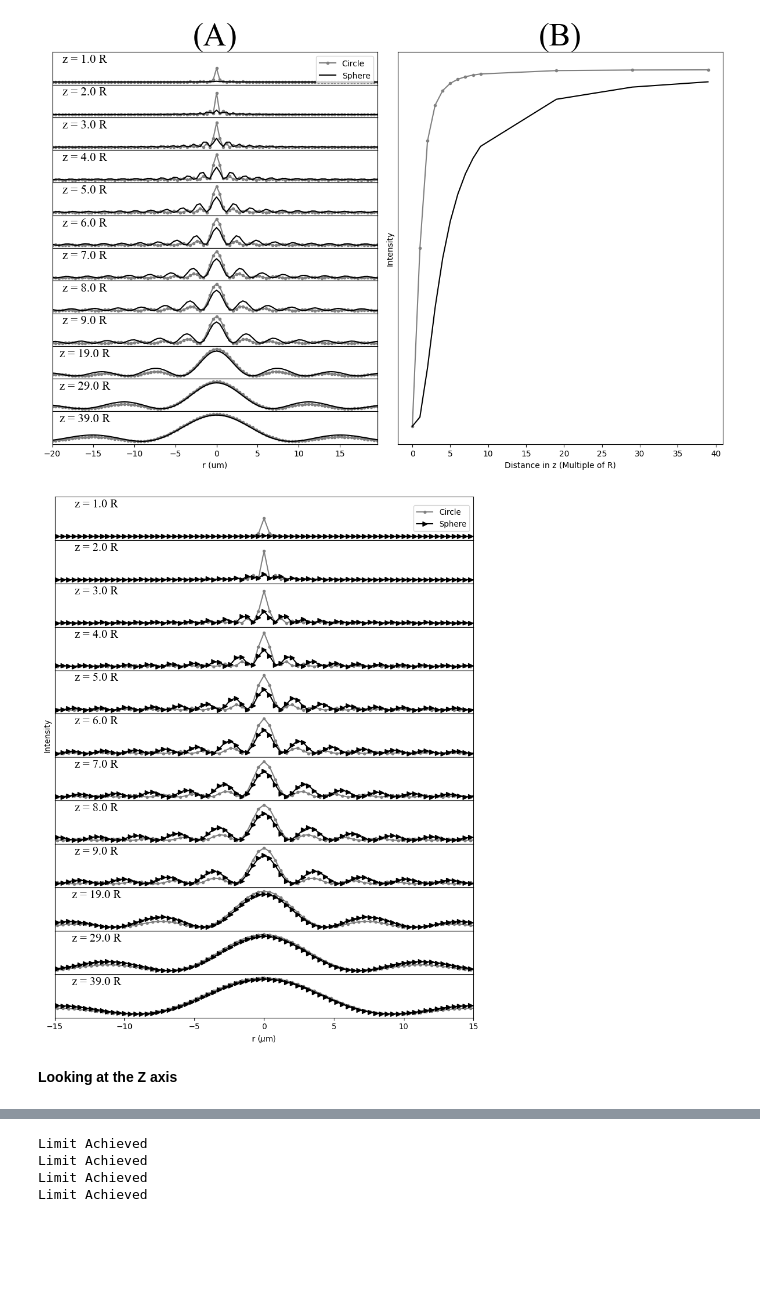
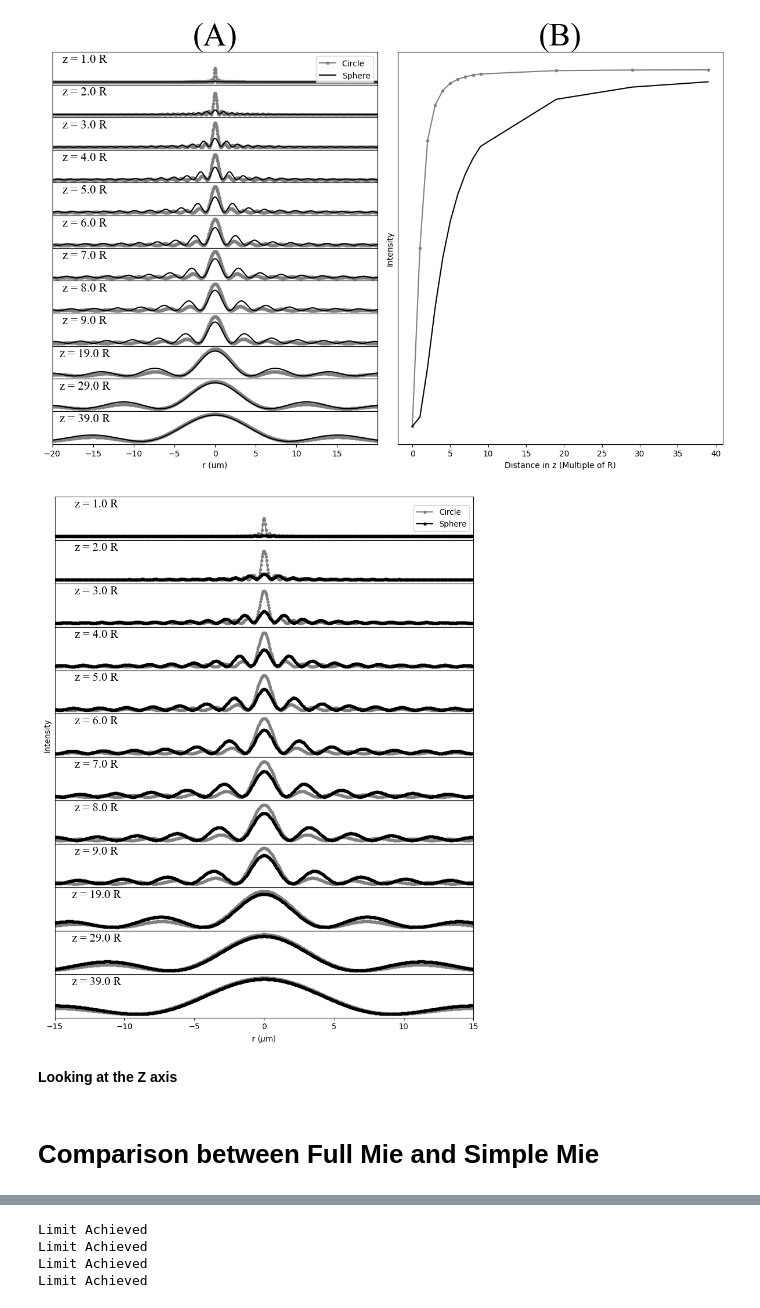
Before and after one commit to PassosSouza/MieBrightSpot, a Jupyter notebook: ComparaCirc-Esf.ipynb, the cells around one changed output, grey strips where cells are left out. Cells and saved outputs as stored; diff of their text form; code cells hidden in the pictures; blank space fills up the shorter version.

```diff
--- a/ComparaCirc-Esf.ipynb
+++ b/ComparaCirc-Esf.ipynb
@@ -92,10 +92,10 @@ R1= 100#1*u.mm
 
 lamb = 0.632#633*u.nm
 z= np.array([1e3,2*1e3,3*1e3,4*1e3,5*1e3,6*1e3,7*1e3,8*1e3,9*1e3,1e4,2*1e4,3*1e4,4*1e4])/10#100*u.mm
-N=100
+N=900
 # %%
 # Constants
-N0 = 200000
+N0 = 20000
 k = 2 * np.pi / lamb
 x_value = k * R1
 M = 1.482#1 / 1.4482
@@ -212,36 +210,36 @@ for u in range(1,len(z)):
     # Compute electric field and plot Mie Scattering data
     E_inc = np.array([np.ones(len(x_[u])) * np.exp(1j * k * z[u]), np.zeros(len(x_[u])), np.zeros(len(x_[u]))])
     EE = E_inc + E_[u]
     UM = abs(EE[0])**2 + np.abs(EE[1])**2 + np.abs(EE[2])**2
     UU.append(UM)
 
-    ax1.plot(x_[u], UM, '>-',color='black' ,label='Sphere')
+    ax1.plot(x_[u], UM, '.-',color='black' ,label='Sphere')
 
     ax1.set_xlim(-15, 15)  # Ensure consistent x-axis limits
     ax1.set_ylim(-0.1,1.1)
     #ax1.set_ylabel('Intensity')
     ax1.set_yticks([])
 
     ax1.annotate(f'z = {round((z[u]-R1)//R1,1)} R', xy=(0.5, 0.95), xycoords='axes fraction',
                  xytext=(0.1, 0.95), textcoords='axes fraction',
                  ha='center', va='top', fontname='Times New Roman', fontsize=15)
     if u == 1:
         ax1.legend(loc ='center right' )  # Display legend in the first subplot
         #ax1.set_title('(A)',fontname='Times New Roman',fontsize=40)
     if u < len(z)-1:
         ax1.set_xticks([])
         ax1.xaxis.set_visible(False)
         ax1.xaxis.set_ticks_position('none')
 
 
 
 # Make all x-axes share the same properties
 plt.setp([fig.axes[i] for i in range(len(z)-1)], xlabel=r'r ($\mu$m)')  # Align x-axis labels
 plt.setp(fig.axes[len(z)//2-1], ylabel=r'Intensity')  # Align x-axis labels
 plt.tight_layout()  # Adjusts spacing to prevent overlap
-#plt.savefig('Comparar1.pdf',dpi=300)  # Display the plot
+plt.savefig('Comparar1.pdf',dpi=300)  # Display the plot
 # %% [output]
-[figure, old version]
+[figure, new version]
 # %% [markdown]
 **Looking at the Z axis**
 # %%
@@ -266,3 +264,5 @@ def EZ0_SCATnm(n, a_n, b_n, k, x, y, z):
     return prefac* ( np.array([term_r*np.cos(phi)*np.sin(theta),term_r*np.sin(theta)*np.sin(phi),term_r*np.cos(theta)]) +
      np.array([term_the*np.cos(phi)*np.cos(theta) ,term_the*np.cos(theta)*np.sin(phi), - term_the*np.sin(theta)]) +
      np.array([-term_phi *np.sin(phi) , term_phi*np.cos(phi) , term_phi *0 ]) )
+# %% [markdown]
+# Comparison between Full Mie and Simple Mie
```
Also changed, not shown: parts of 7 cells of this notebook.
